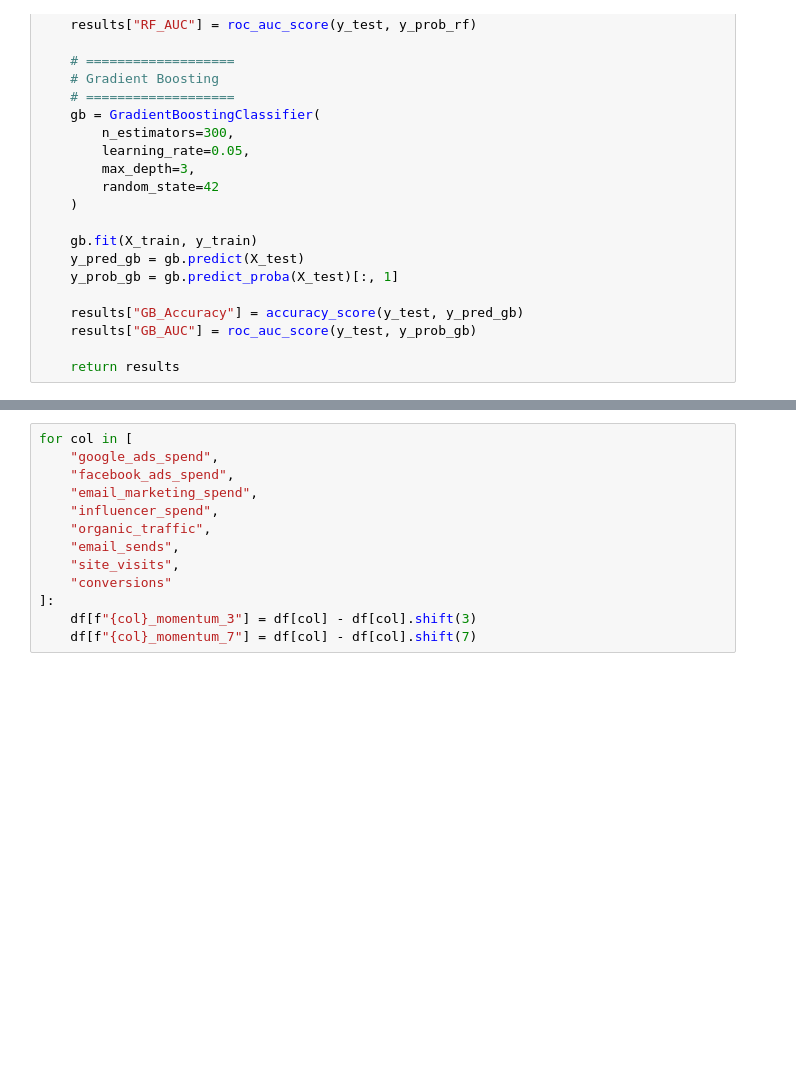
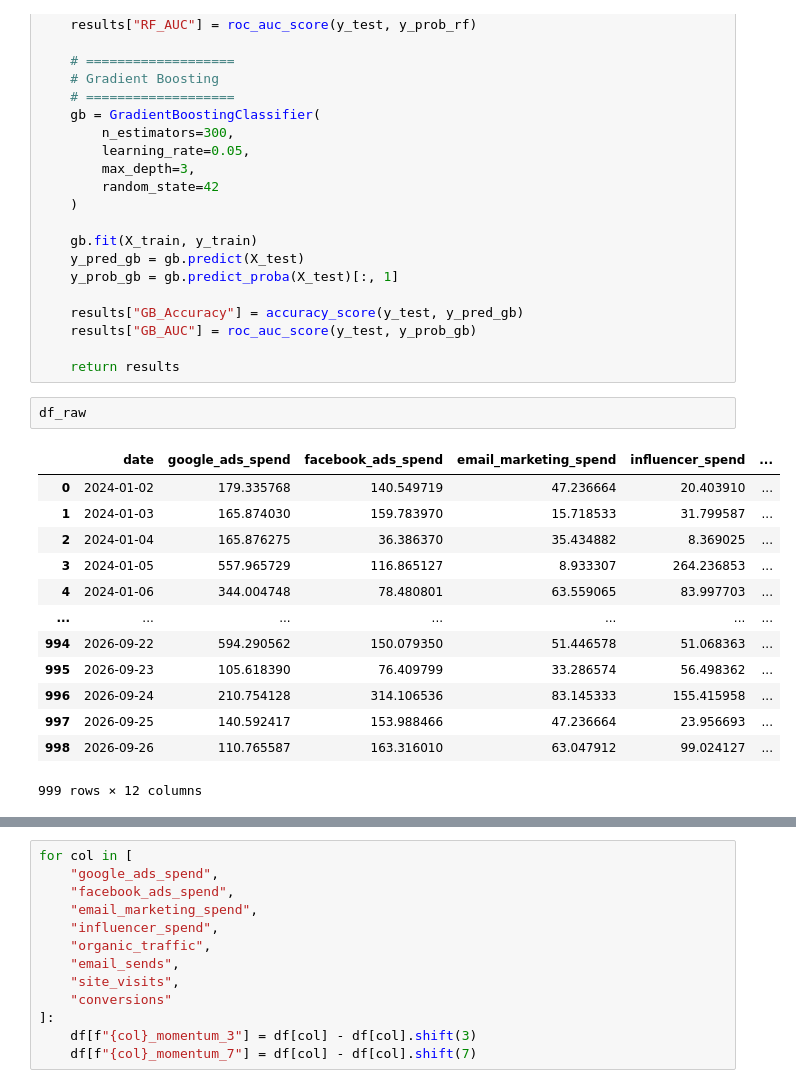
Before and after one commit to kjfinn1/Marketing-ROI-and-Revenue-Prediction, a Jupyter notebook: notebooks/random_forest_testing.ipynb, the cells around one changed output, grey strips where cells are left out. Drawn from its saved outputs; the diff is of its cells as text; blank space fills up the shorter version.

```diff
--- a/notebooks/random_forest_testing.ipynb
+++ b/notebooks/random_forest_testing.ipynb
@@ -398,6 +385,22 @@ def run_classification_models(df_input, target_col="target_up"):
     results["GB_AUC"] = roc_auc_score(y_test, y_prob_gb)
 
     return results
+# %%
+df_raw
+# %% [output]
+|  | date | google_ads_spend | facebook_ads_spend | email_marketing_spend | influencer_spend | ... |
+| 0 | 2024-01-02 | 179.335768 | 140.549719 | 47.236664 | 20.403910 | ... |
+| 1 | 2024-01-03 | 165.874030 | 159.783970 | 15.718533 | 31.799587 | ... |
+| 2 | 2024-01-04 | 165.876275 | 36.386370 | 35.434882 | 8.369025 | ... |
+| 3 | 2024-01-05 | 557.965729 | 116.865127 | 8.933307 | 264.236853 | ... |
+| 4 | 2024-01-06 | 344.004748 | 78.480801 | 63.559065 | 83.997703 | ... |
+| ... | ... | ... | ... | ... | ... | ... |
+| 994 | 2026-09-22 | 594.290562 | 150.079350 | 51.446578 | 51.068363 | ... |
+| 995 | 2026-09-23 | 105.618390 | 76.409799 | 33.286574 | 56.498362 | ... |
+| 996 | 2026-09-24 | 210.754128 | 314.106536 | 83.145333 | 155.415958 | ... |
+| 997 | 2026-09-25 | 140.592417 | 153.988466 | 47.236664 | 23.956693 | ... |
+| 998 | 2026-09-26 | 110.765587 | 163.316010 | 63.047912 | 99.024127 | ... |
+999 rows × 12 columns
 # %%
 results = {}
 
```
Also changed, not shown: parts of 8 cells of this notebook, 1 other file.
